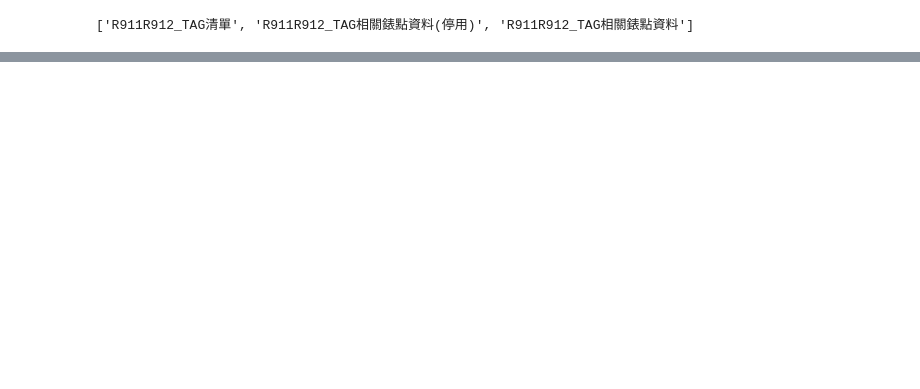
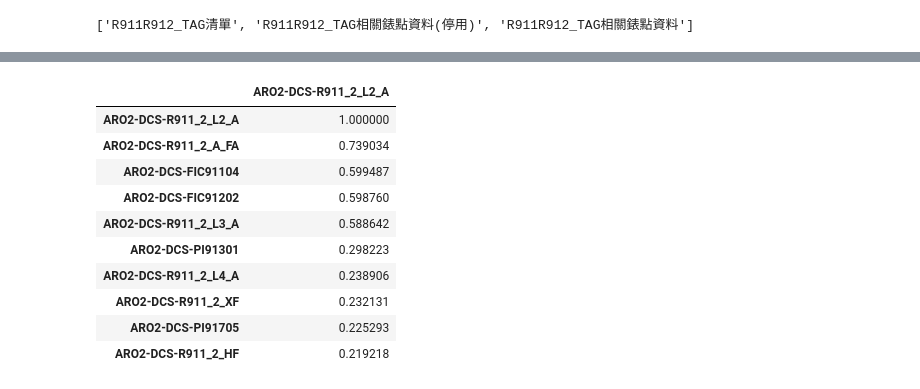
Before and after one commit to skywalker0803r/R911R912, a Jupyter notebook: EDA.ipynb, the cells around one changed output, grey strips where cells are left out. Saved outputs shown, nothing was run; the diff lists cells and outputs as text; code cells hidden in the pictures; blank space fills up the shorter version.

```diff
--- a/EDA.ipynb
+++ b/EDA.ipynb
@@ -61,0 +80,14 @@ ax.set_xticklabels(
+# %%
+a.corr().abs()[L2].sort_values(by=L2[0],ascending=False).head(10)
+# %% [output]
+|  | ARO2-DCS-R911_2_L2_A |
+| ARO2-DCS-R911_2_L2_A | 1.000000 |
+| ARO2-DCS-R911_2_A_FA | 0.739034 |
+| ARO2-DCS-FIC91104 | 0.599487 |
+| ARO2-DCS-FIC91202 | 0.598760 |
+| ARO2-DCS-R911_2_L3_A | 0.588642 |
+| ARO2-DCS-PI91301 | 0.298223 |
+| ARO2-DCS-R911_2_L4_A | 0.238906 |
+| ARO2-DCS-R911_2_XF | 0.232131 |
+| ARO2-DCS-PI91705 | 0.225293 |
+| ARO2-DCS-R911_2_HF | 0.219218 |
```
Also changed, not shown: parts of 8 cells of this notebook.
